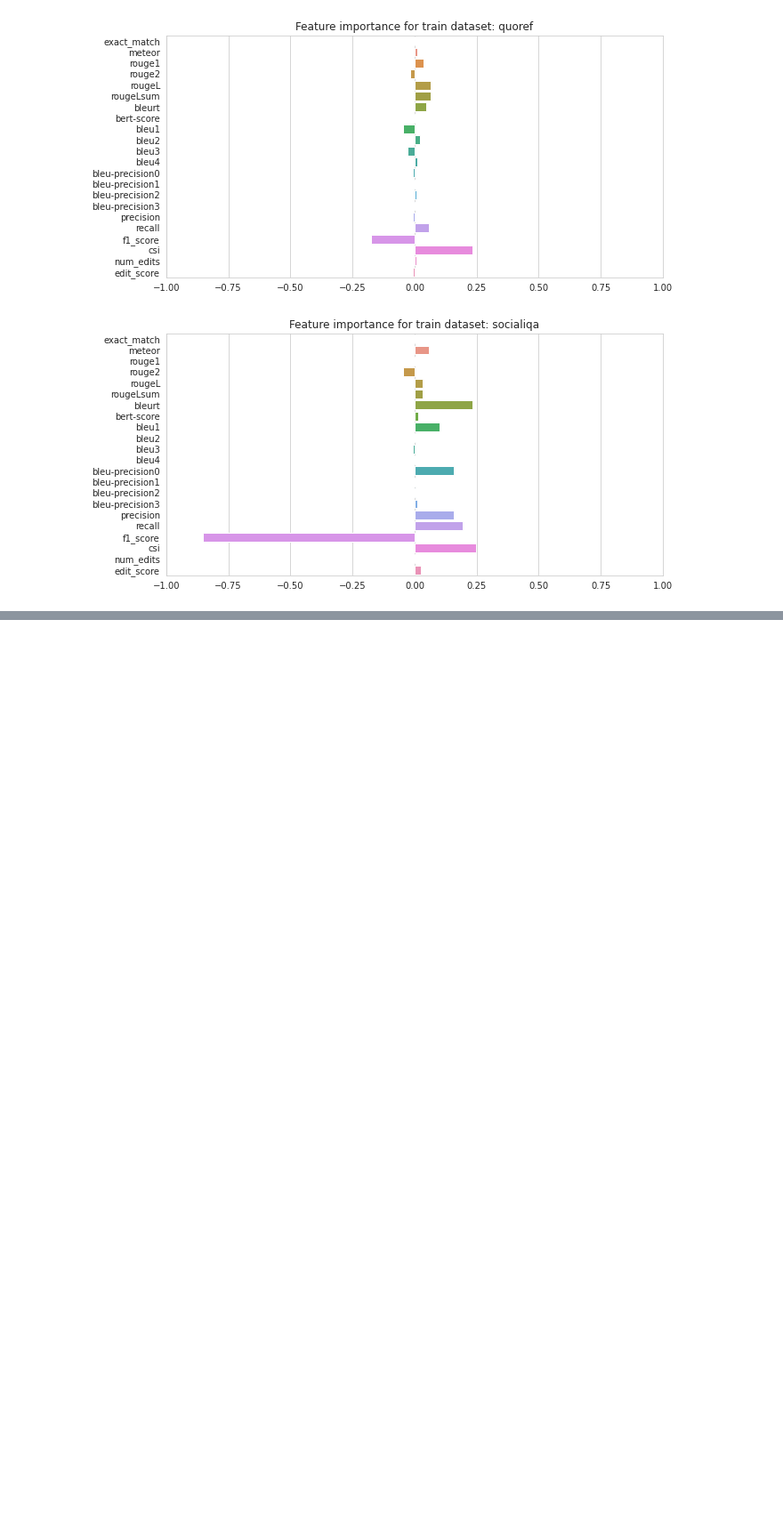
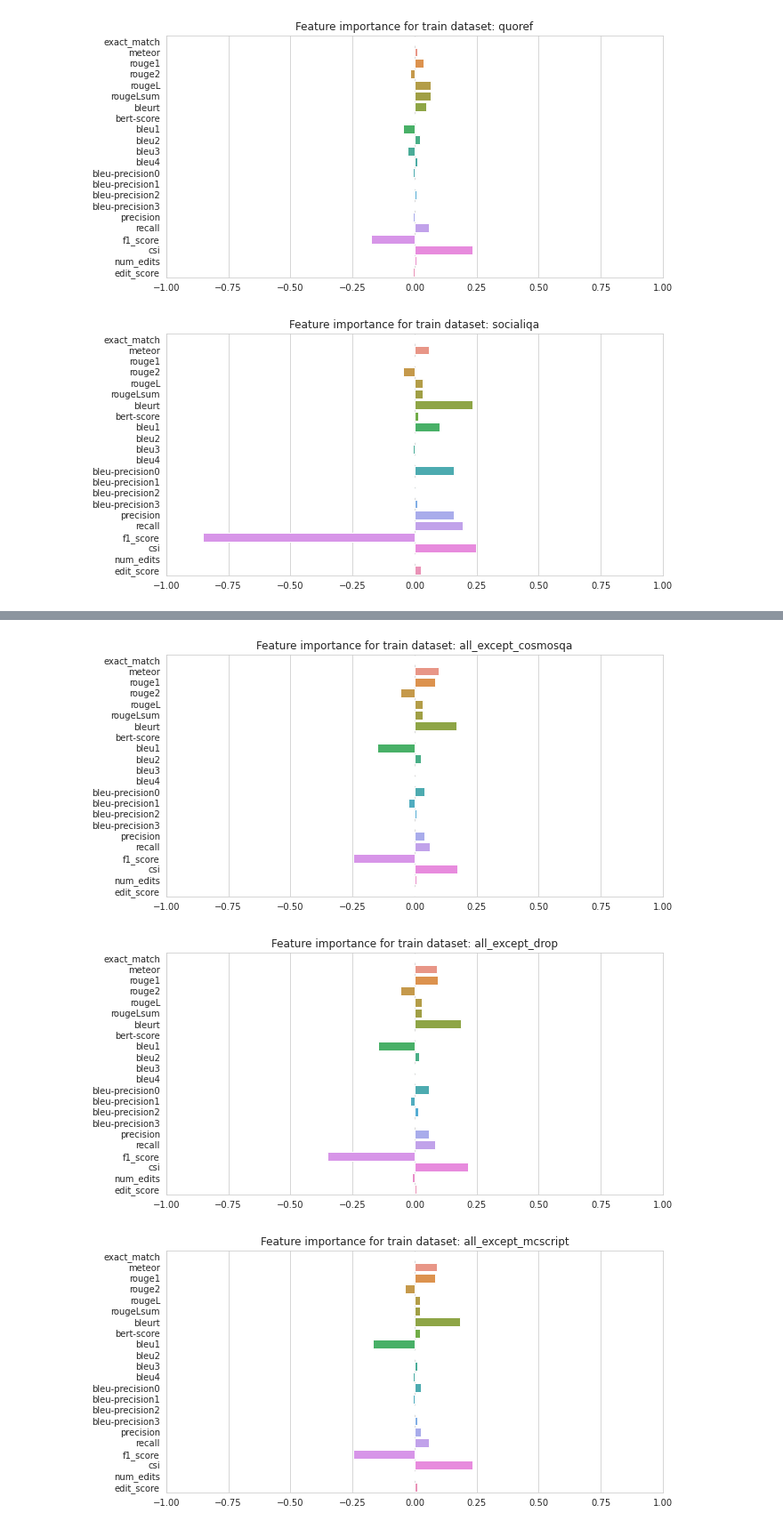
Before and after one commit to pdasigi/eqqa, a Jupyter notebook: scripts/compute_correlations_mocha.ipynb, the cells around one changed output, grey strips where cells are left out. Shown at 89% size. Drawn from its saved outputs; the diff is of its cells as text; code cells hidden in the pictures; blank space fills up the shorter version.

```diff
--- a/scripts/compute_correlations_mocha.ipynb
+++ b/scripts/compute_correlations_mocha.ipynb
@@ -383,5 +397,5 @@ table_results
 # %%
-def plot_model_coeffs(train_dataset):
+def plot_model_coeffs(models, train_dataset):
     clf = models[train_dataset]
     plt.figure(figsize=(10, 5))
     plt.title(f"Feature importance for train dataset: {train_dataset if train_dataset is not None else 'all_datasets'}")
@@ -391,7 +405,7 @@ def plot_model_coeffs(train_dataset):
 
 
 for train_dataset in models.keys():
-    plot_model_coeffs(train_dataset)
+    plot_model_coeffs(models, train_dataset)
 # %% [output]
 [figure]
 [figure]
@@ -402,0 +419,32 @@ for train_dataset in models.keys():
+# %%
+from collections import defaultdict
+
+# Unique datasets
+_unique_datasets = list(train_df.dataset.unique())
+
+# Evaluation datasets
+# includes all_datasets (macro eval), as well as individual datasets
+_dev_orig_datasets = {None: dev_df}
+_dev_orig_datasets.update({dataset: dev_df[dev_df.dataset == dataset] for dataset in unique_datasets})
+
+_models = {}
+_results_by_dataset = {}
+for _dataset_name in _dev_orig_datasets.keys():
+    if _dataset_name is None: continue
+
+    # Compute other dataset names except `_dataset_name`
+    _remaining_datasets = [k for k in _dev_orig_datasets.keys() if k != _dataset_name]
+
+    # Select subset of trainin data that does not include `_dataset_name`
+    _train_remain_df = train_df[train_df.dataset.isin(_remaining_datasets)]
+    _train_remain_name = f"all_except_{_dataset_name}"
+
+    print("Fitting model on", _train_remain_name, f"with {len(_train_remain_df)} examples (instead of {len(train_df)})")
+
+    _model, _model_scalers, _valid_results = fit_model(_train_remain_df, LinearRegression)
+    _models[_train_remain_name] = _model
+    _results, _scores = eval_datasets(_model, _dev_orig_datasets, _model_scalers)
+    _results_by_dataset[_train_remain_name] = _results
+
+
+parse_table_results(_results_by_dataset, "dev_lr_loo_correlations", METRICS_DIR)
@@ -402,0 +487,7 @@ for train_dataset in models.keys():
+# %%
+for train_dataset in _models.keys():
+    plot_model_coeffs(_models, train_dataset)
+# %% [output]
+[figure, added]
+[figure, added]
+[figure, added]
```
Also changed, not shown: parts of 6 cells of this notebook, 1 other file.
